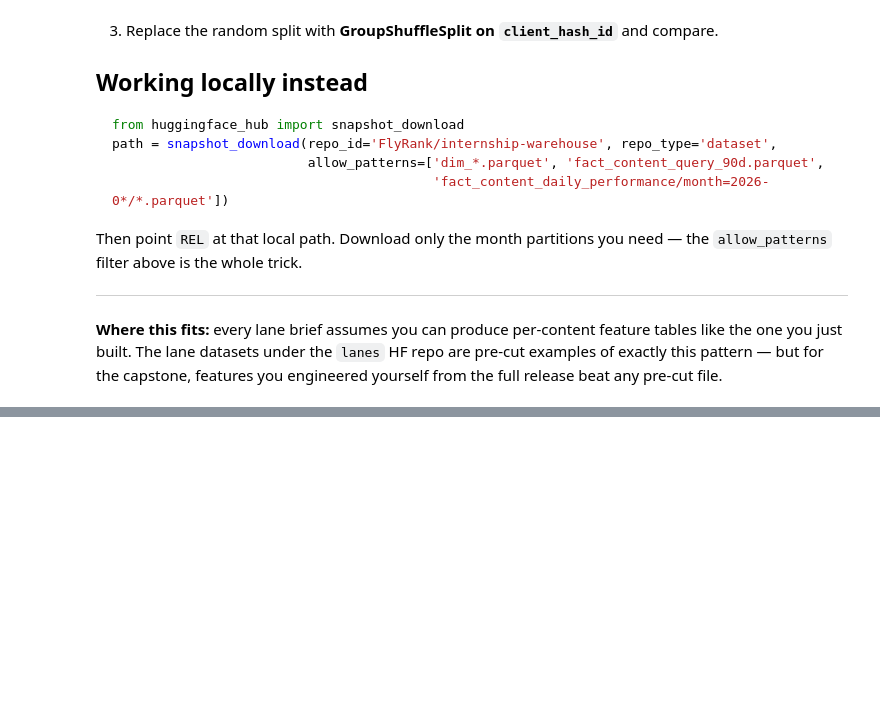
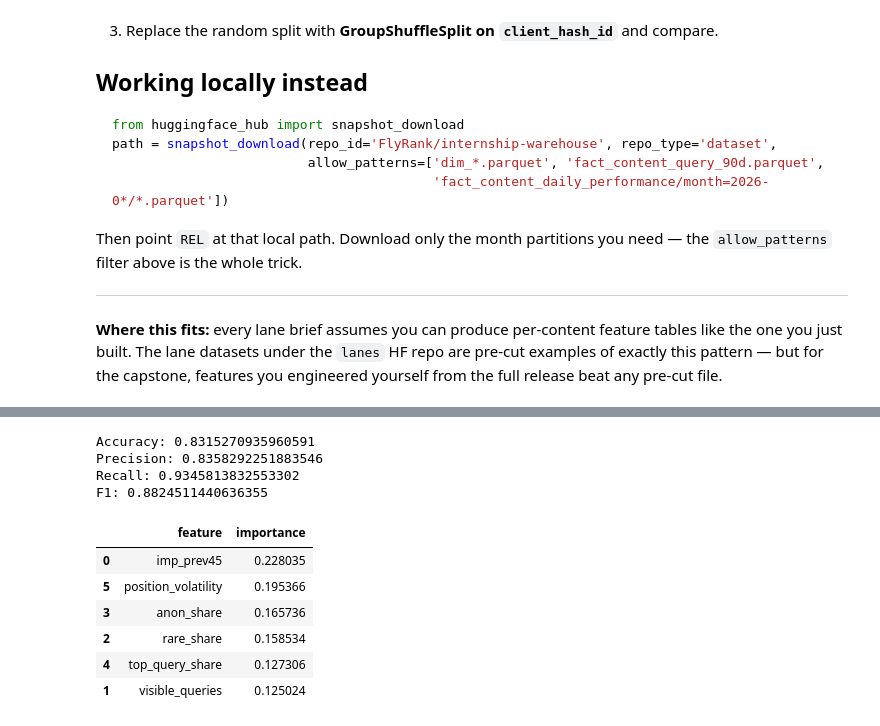
Before and after one commit to pankaj1281/flyrank_ml_internship, a Jupyter notebook: notebooks/03_working_with_the_full_release.ipynb, the cells around one changed output, grey strips where cells are left out. Cells and saved outputs as stored; diff of their text form; code cells hidden in the pictures; blank space fills up the shorter version.

```diff
--- a/notebooks/03_working_with_the_full_release.ipynb
+++ b/notebooks/03_working_with_the_full_release.ipynb
@@ -183,0 +352,16 @@ release beat any pre-cut file.
+# %%
+feature_cols = [
+    "imp_prev45",
+    "visible_queries",
+    "rare_share",
+    "anon_share",
+    "top_query_share",
+    "position_volatility"
+]
+
+model_data = data_90d.dropna(
+    subset=feature_cols + ["is_declining", "client_hash_id"]
+).copy()
+
+print("Model rows:", len(model_data))
+print("Features:", feature_cols)
@@ -183,0 +411,49 @@ release beat any pre-cut file.
+# %%
+from sklearn.ensemble import RandomForestClassifier
+
+model = RandomForestClassifier(
+    n_estimators=200,
+    random_state=42,
+    n_jobs=-1,
+    class_weight="balanced"
+)
+
+model.fit(X_train, y_train)
+
+pred = model.predict(X_test)
+# %%
+from sklearn.metrics import (
+    accuracy_score,
+    precision_score,
+    recall_score,
+    f1_score
+)
+
+print("Accuracy:", accuracy_score(y_test, pred))
+print("Precision:", precision_score(y_test, pred, zero_division=0))
+print("Recall:", recall_score(y_test, pred, zero_division=0))
+print("F1:", f1_score(y_test, pred, zero_division=0))
+# %% [output]
+Accuracy: 0.8315270935960591
+Precision: 0.8358292251883546
+Recall: 0.9345813832553302
+F1: 0.8824511440636355
+# %%
+
+importance = pd.DataFrame({
+    "feature": feature_cols,
+    "importance": model.feature_importances_
+}).sort_values(
+    "importance",
+    ascending=False
+)
+
+importance
+# %% [output]
+|  | feature | importance |
+| 0 | imp_prev45 | 0.228035 |
+| 5 | position_volatility | 0.195366 |
+| 3 | anon_share | 0.165736 |
+| 2 | rare_share | 0.158534 |
+| 4 | top_query_share | 0.127306 |
+| 1 | visible_queries | 0.125024 |
```
Also changed, not shown: parts of 13 cells of this notebook.
